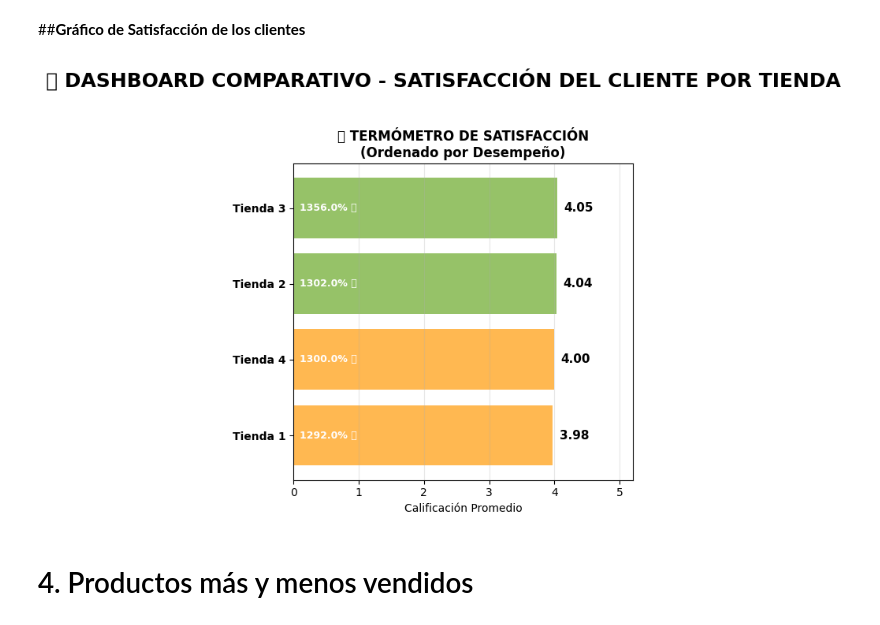
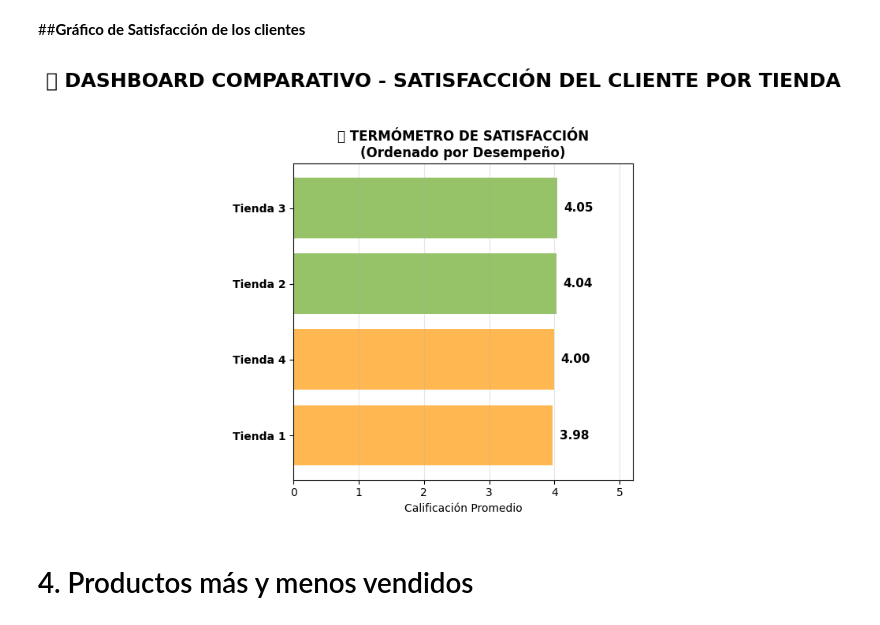
Before and after one commit to lainaker7/AluraChallenge1_DATASCIENCE, a Jupyter notebook: AluraStoreLatam.ipynb, the cells around one changed output. Drawn from its saved outputs; the diff is of its cells as text; code cells hidden in the pictures.

```diff
--- a/AluraStoreLatam.ipynb
+++ b/AluraStoreLatam.ipynb
@@ -395,38 +395,35 @@ gs = fig.add_gridspec(2, 3, hspace=0.3, wspace=0.3)
 # GRÁFICO : TERMÓMETRO DE SATISFACCIÓN
 ax2 = fig.add_subplot(gs[0, 1])
 df_ordenado = df_comparativo.sort_values('Promedio')
 
 # Crear barras horizontales con colores según desempeño
 colores_barras = []
 for promedio in df_ordenado['Promedio']:
     if promedio >= 4.5:
         colores_barras.append('#2E8B57')  # Verde - Excelente
     elif promedio >= 4.0:
         colores_barras.append('#7CB342')  # Verde claro - Bueno
     elif promedio >= 3.0:
         colores_barras.append('#FFA726')  # Naranja - Regular
     else:
         colores_barras.append('#EF5350')  # Rojo - Malo
 
 bars = ax2.barh(range(len(df_ordenado)), df_ordenado['Promedio'], color=colores_barras, alpha=0.8)
 
 # Añadir etiquetas
 for i, (bar, row) in enumerate(zip(bars, df_ordenado.itertuples())):
     ax2.text(bar.get_width() + 0.1, bar.get_y() + bar.get_height()/2,
              f'{row.Promedio:.2f}', va='center', fontweight='bold', fontsize=11)
-    # Añadir porcentaje de 5 estrellas
-    ax2.text(0.1, bar.get_y() + bar.get_height()/2,
-             f"{row._8:.1f}% ⭐", va='center', fontweight='bold',
-             color='white', fontsize=9)
+
 
 ax2.set_yticks(range(len(df_ordenado)))
 ax2.set_yticklabels([f"{row.Tienda}" for row in df_ordenado.itertuples()], fontweight='bold')
 ax2.set_xlim(0, 5.2)
 ax2.set_xlabel('Calificación Promedio')
 ax2.set_title('🌡️ TERMÓMETRO DE SATISFACCIÓN\n(Ordenado por Desempeño)', fontweight='bold')
 ax2.grid(axis='x', alpha=0.3)
 # %% [output]
-[figure, old version]
+[figure, new version]
 # %% [markdown]
 # 4. Productos más y menos vendidos
 # %% [markdown]
```
